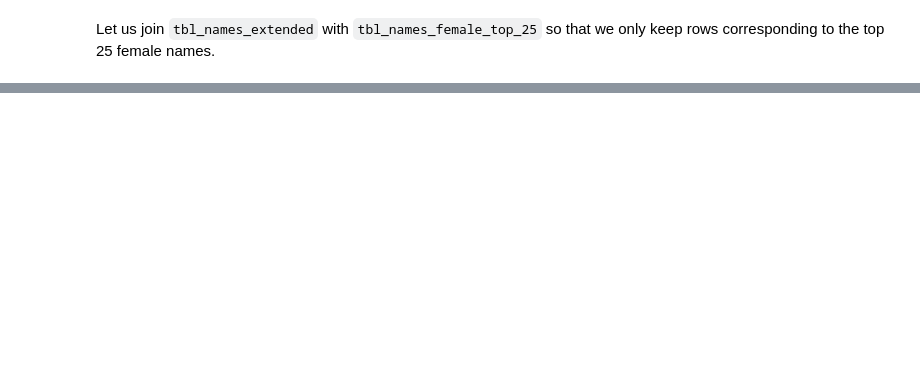
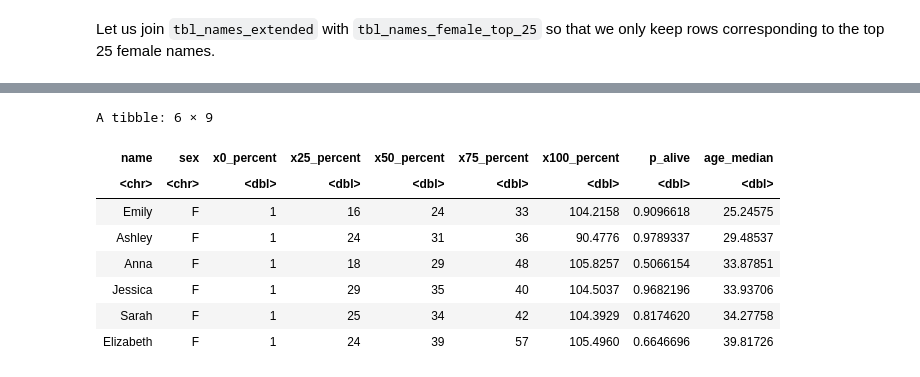
Before and after one commit to rctruta/Intro-to-R, a Jupyter notebook: [R4DS_P02]_Estimating_Age_from_Name_[Ramona_Truta].ipynb, the cells around one changed output, grey strips where cells are left out. Drawn from its saved outputs; the diff is of its cells as text; code cells hidden in the pictures; blank space fills up the shorter version.

```diff
--- a/[R4DS_P02]_Estimating_Age_from_Name_[Ramona_Truta].ipynb
+++ b/[R4DS_P02]_Estimating_Age_from_Name_[Ramona_Truta].ipynb
@@ -284,14 +445,14 @@ Let us now join `tbl_names` with `tbl_lifetables_extended_2022` and add two extr
 # %%
 tbl_names_extended <- tbl_names |>
   # Left join with `tbl_lifetables_extended_2022` by `sex` and `year`.
-  ___(___, by = c("___", "___")) |>
+  left_join(tbl_lifetables_extended_2022, by = c("sex", "year")) |>
   # Remove any NAs in the age column
-  filter(!is.na(age)) |>
+  filter(!is.na(lx)) |>
   # Add NEW column p_alive (= lx / 10^5) for probability of being alive
-  ___(___ = ___ / ___) |>
+  mutate(p_alive = lx / 10^5) |>
   # Remove the column `lx`
   select(!lx) |>
   # Add NEW column nb_alive (= p_alive * nb_births) for number of people alive
-  ___(___ = ___ * ___)
+  mutate(nb_alive = p_alive * nb_births)
 
 head(tbl_names_extended)
@@ -392,16 +580,20 @@ Let us now get the top 25 most popular names for Females.
 # Create `tbl_names_female_top_25` with name and sex for top 25 females
 tbl_names_female_top_25 <- tbl_names |>
   # Group by sex and name
-
+  group_by(sex, name) |>
   # Summarize total number of births
-
+  summarize(
+    nb_births = sum(nb_births),
+    .groups = "drop"
+  ) |>
   # Filter only Females
-
+  filter(sex == "F") |>
   # Slice top 25 rows
-
+  top_n(25, wt=nb_births) |>
+  # Arrange in descending order of total number of births
+  arrange(desc(nb_births)) |>
   # Select name and sex
-
-  # Arrange in descending order of total number of births
-
+  select(name, sex)
 
 # Print `tbl_names_female_top_25`
+tbl_names_female_top_25
@@ -410,17 +634,27 @@ Let us join `tbl_names_extended` with `tbl_names_female_top_25` so that we only
 # %%
 tbl_names_extended_age <- tbl_names_extended |>
   # Inner join the `tbl_names_female_top_25` table by `sex` and `name`
-
+  inner_join(tbl_names_female_top_25, by=c("name", "sex")) |>
   # Group by name and sex
-
+  group_by(name, sex) |>
   # Estimate age stats
   estimate_age_stats() |>
   # Arrange the data based on median age
-
+  arrange(age_median) |>
   # Clean the names
   janitor::clean_names()
 
 head(tbl_names_extended_age)
+# %% [output]
+A tibble: 6 × 9
+| name | sex | x0_percent | x25_percent | x50_percent | x75_percent | x100_percent | p_alive | age_median |
+| <chr> | <chr> | <dbl> | <dbl> | <dbl> | <dbl> | <dbl> | <dbl> | <dbl> |
+| Emily | F | 1 | 16 | 24 | 33 | 104.2158 | 0.9096618 | 25.24575 |
+| Ashley | F | 1 | 24 | 31 | 36 | 90.4776 | 0.9789337 | 29.48537 |
+| Anna | F | 1 | 18 | 29 | 48 | 105.8257 | 0.5066154 | 33.87851 |
+| Jessica | F | 1 | 29 | 35 | 40 | 104.5037 | 0.9682196 | 33.93706 |
+| Sarah | F | 1 | 25 | 34 | 42 | 104.3929 | 0.8174620 | 34.27758 |
+| Elizabeth | F | 1 | 24 | 39 | 57 | 105.4960 | 0.6646696 | 39.81726 |
 # %%
 tbl_names_extended_age |>
   # Reorder name based on descending median age
```
Also changed, not shown: parts of 23 cells of this notebook.
